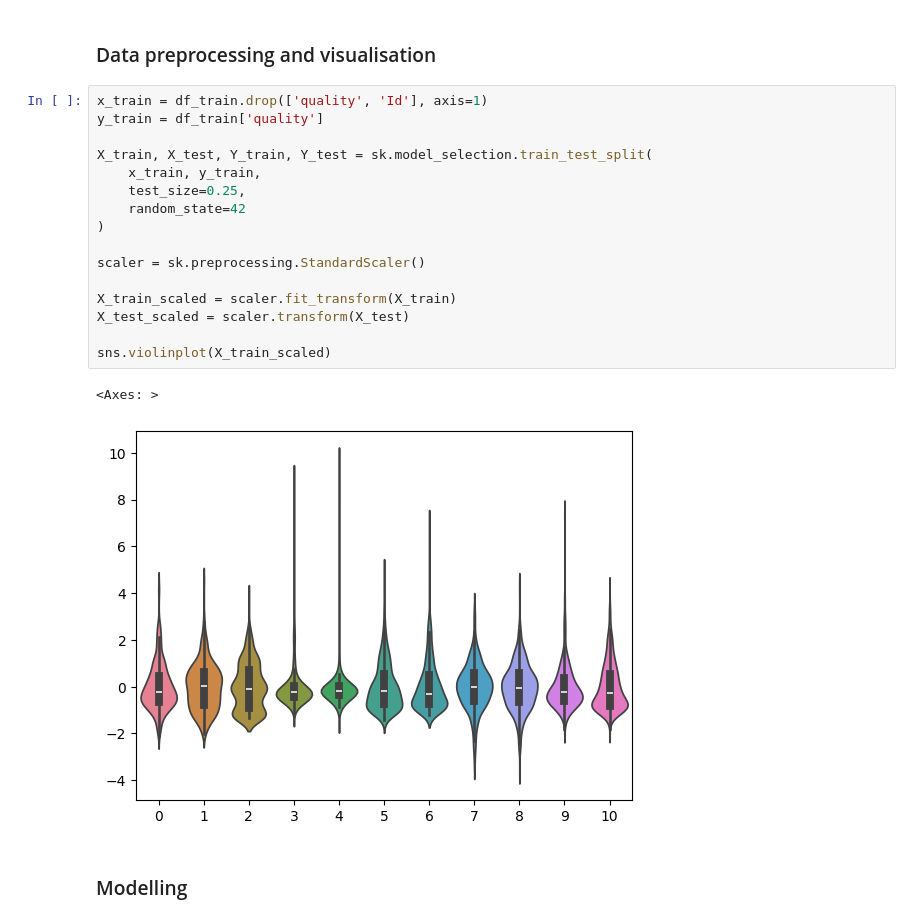
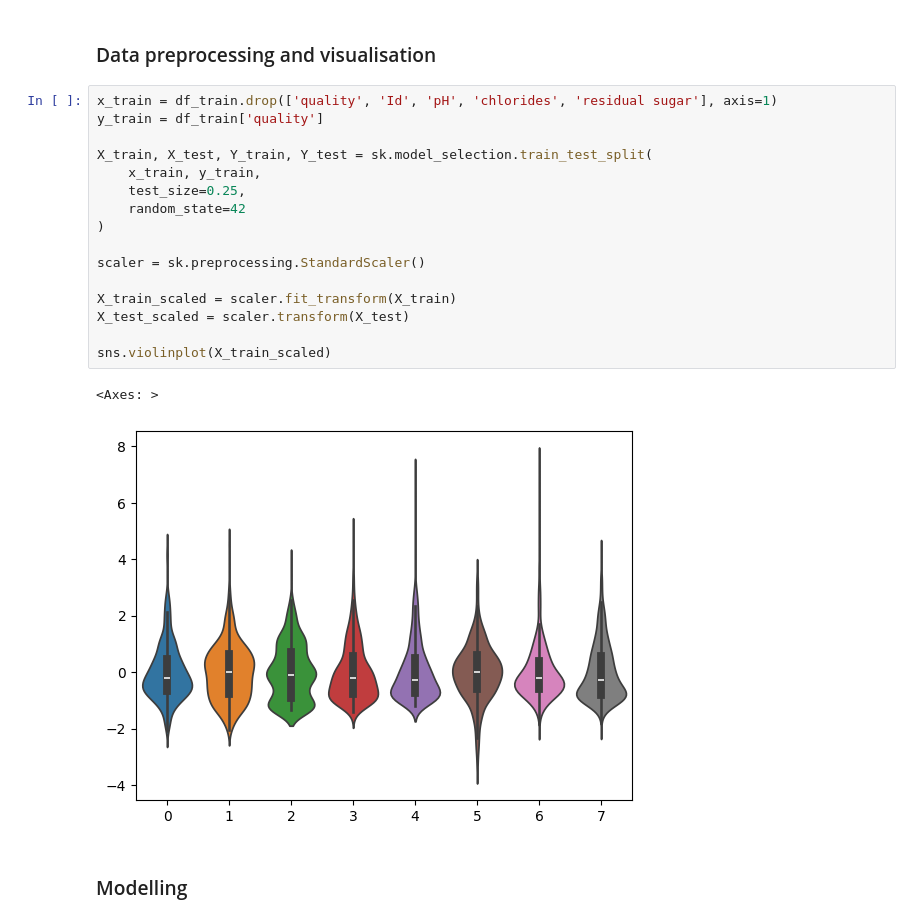
Before and after one commit to JohannesStandal/DAT200, a Jupyter notebook: CA3/CA3_template.ipynb, the cells around one changed output. Cells and saved outputs as stored; diff of their text form.

```diff
--- a/CA3/CA3_template.ipynb
+++ b/CA3/CA3_template.ipynb
@@ -32,24 +32,24 @@ df_train = df_train.dropna(axis=0)
 # %% [markdown]
 ### Data preprocessing and visualisation
 # %%
-x_train = df_train.drop(['quality', 'Id'], axis=1)
+x_train = df_train.drop(['quality', 'Id', 'pH', 'chlorides', 'residual sugar'], axis=1)
 y_train = df_train['quality']
 
 X_train, X_test, Y_train, Y_test = sk.model_selection.train_test_split(
     x_train, y_train,
     test_size=0.25,
     random_state=42
 )
 
 scaler = sk.preprocessing.StandardScaler()
 
 X_train_scaled = scaler.fit_transform(X_train)
 X_test_scaled = scaler.transform(X_test)
 
 sns.violinplot(X_train_scaled)
 # %% [output]
 <Axes: >
-[figure, old version]
+[figure, new version]
 # %% [markdown]
 ### Modelling
 # %%
```
Also changed, not shown: parts of 4 cells of this notebook, 1 other file.
